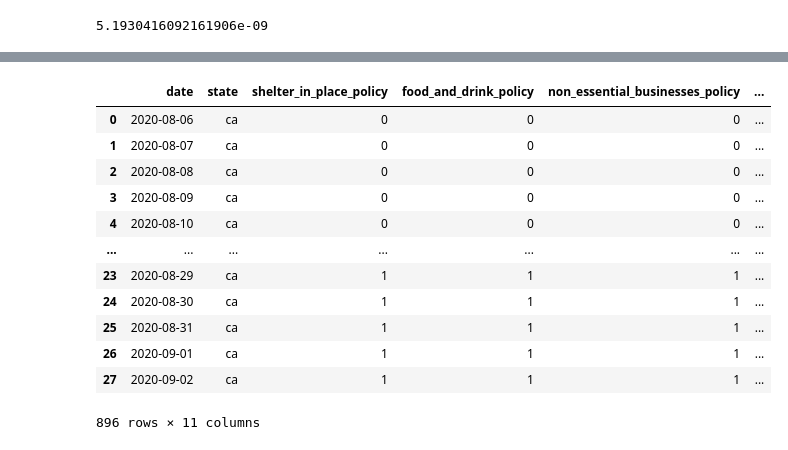
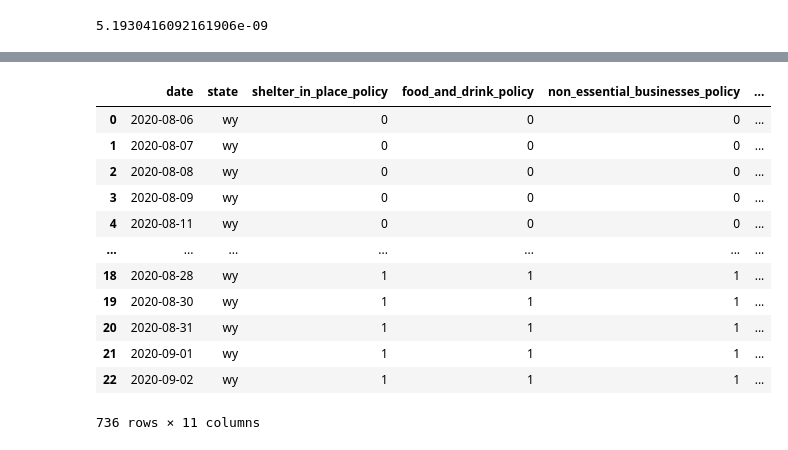
Before and after one commit to qiongwu1016/272_covid19_project, a Jupyter notebook: covid-19 (1).ipynb, the cells around one changed output, grey strips where cells are left out. Drawn from its saved outputs; the diff is of its cells as text; code cells hidden in the pictures.

```diff
--- a/covid-19 (1).ipynb
+++ b/covid-19 (1).ipynb
@@ -107,7 +111,7 @@ cmu_column_formats = (
 )
 
 cmu_data = np.loadtxt(
-    fname="/Users/lsu/Downloads/cmuData.csv",
+    fname="/Users/qiongwu/git/272_covid19_project/dataset/cmuData.csv",
     delimiter=",",
     skiprows=1,
     usecols=cmu_columns,
@@ -268,7 +272,7 @@ population2019_column_formats = (
     'd'
 )
 population2019_data = np.genfromtxt(
-    fname="/Users/lsu/Downloads/state_population_2019.csv",
+    fname="/Users/qiongwu/git/272_covid19_project/dataset/state_population_2019.csv",
     delimiter=",",
     skip_header=0,
     dtype={
@@ -355,7 +359,7 @@ csse_column_formats = (
 )
 
 csse_raw_data = np.genfromtxt(
-    fname="/Users/lsu/Downloads/COVID-19/csse_covid_19_data/csse_covid_19_daily_reports_us/merged.csv",
+    fname="/Users/qiongwu/git/272_covid19_project/dataset/merged.csv",
     delimiter=",",
     skip_header=1,
     usecols=csse_columns,
@@ -613,7 +617,7 @@ mean_squared_error(y_test, est.predict(x_test))
 # %%
 # generate state level policy exploded evaluation data
 
-state = 'ca'
+state = 'wy'
 
 state_test_data = pysqldf("select * from test_data where state = '{state}'".format(state = state))
 
@@ -749,43 +753,43 @@ for p1 in (0, 1):
                     from
                         results
                     where
                         state = '{state}' and
                         shelter_in_place_policy = {p1} and
                         food_and_drink_policy = {p2} and
                         non_essential_businesses_policy = {p3} and
                         face_mask_public_policy = {p4} and
                         face_mask_business_policy = {p5}
                     order by
                         date
                     """.format(state = state, p1 = p1, p2 = p2, p3 = p3, p4 = p4, p5 = p5))
                     csv_fragment.insert(
                         9,
                         "predicted_confirmed",
                         accumulate_confirmed(initial_confirmed, population, csv_fragment['predicted_confirmed_delta_per_capita'].to_numpy())
                     )
                     csv_fragment.insert(
                         9,
                         "actual_confirmed",
                         accumulate_confirmed(initial_confirmed, population, csv_fragment['actual_confirmed_delta_per_capita'].to_numpy())
                     )
                     if csv_data is None:
                         csv_data = csv_fragment
                     else:
                         csv_data = pandas.concat([csv_data, csv_fragment])
 
-csv_data.to_csv("predicted_confirmed_policy_exploded.csv")
+csv_data.to_csv("wy.csv")
 csv_data
 # %% [output]
 |  | date | state | shelter_in_place_policy | food_and_drink_policy | non_essential_businesses_policy | ... |
-| 0 | 2020-08-06 | ca | 0 | 0 | 0 | ... |
-| 1 | 2020-08-07 | ca | 0 | 0 | 0 | ... |
-| 2 | 2020-08-08 | ca | 0 | 0 | 0 | ... |
-| 3 | 2020-08-09 | ca | 0 | 0 | 0 | ... |
-| 4 | 2020-08-10 | ca | 0 | 0 | 0 | ... |
+| 0 | 2020-08-06 | wy | 0 | 0 | 0 | ... |
+| 1 | 2020-08-07 | wy | 0 | 0 | 0 | ... |
+| 2 | 2020-08-08 | wy | 0 | 0 | 0 | ... |
+| 3 | 2020-08-09 | wy | 0 | 0 | 0 | ... |
+| 4 | 2020-08-11 | wy | 0 | 0 | 0 | ... |
 | ... | ... | ... | ... | ... | ... | ... |
-| 23 | 2020-08-29 | ca | 1 | 1 | 1 | ... |
-| 24 | 2020-08-30 | ca | 1 | 1 | 1 | ... |
-| 25 | 2020-08-31 | ca | 1 | 1 | 1 | ... |
-| 26 | 2020-09-01 | ca | 1 | 1 | 1 | ... |
-| 27 | 2020-09-02 | ca | 1 | 1 | 1 | ... |
+| 18 | 2020-08-28 | wy | 1 | 1 | 1 | ... |
+| 19 | 2020-08-30 | wy | 1 | 1 | 1 | ... |
+| 20 | 2020-08-31 | wy | 1 | 1 | 1 | ... |
+| 21 | 2020-09-01 | wy | 1 | 1 | 1 | ... |
+| 22 | 2020-09-02 | wy | 1 | 1 | 1 | ... |
-896 rows × 11 columns
+736 rows × 11 columns
```
Also changed, not shown: parts of 7 cells of this notebook.
